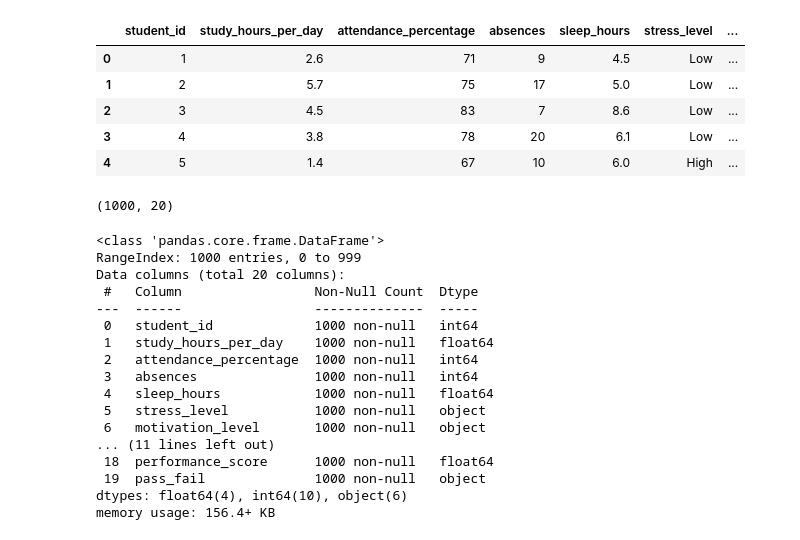
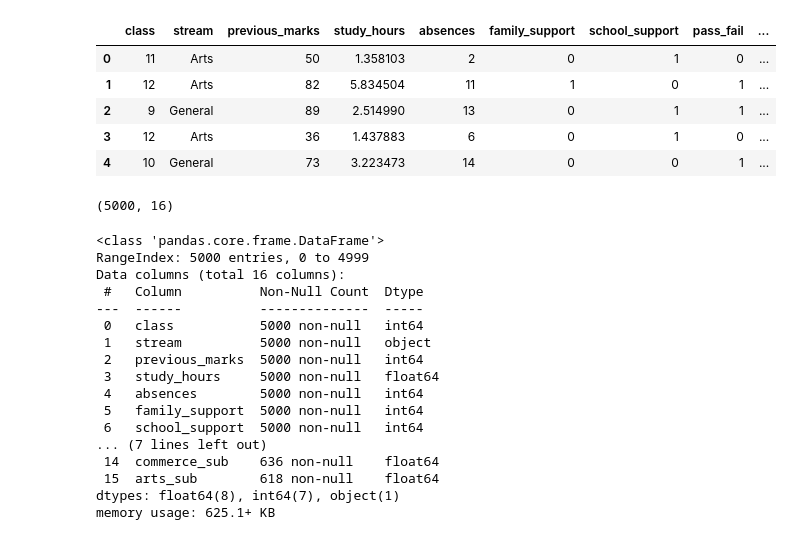
Before and after one commit to kumaraman86195-creator/Academic_Decision_Support_System, a Jupyter notebook: notebooks/01_data_exploration.ipynb, the cells around one changed output. Saved outputs shown, nothing was run; the diff lists cells and outputs as text; code cells hidden in the pictures.

```diff
--- a/notebooks/01_data_exploration.ipynb
+++ b/notebooks/01_data_exploration.ipynb
@@ -7,44 +7,44 @@ import seaborn as sns
 # %%
 # LOAD THE DATASET
 
-df = pd.read_csv(r"C:\Users\kumar\Academic_Decision_Support_System\data\raw\student_performance_balanced.csv")
+df = pd.read_csv(r"C:\Users\kumar\Academic_Decision_Support_System\data\synthetic\student_academic_data.csv")
 
 df.head()
 # %% [output]
-|  | student_id | study_hours_per_day | attendance_percentage | absences | sleep_hours | stress_level | ... |
-| 0 | 1 | 2.6 | 71 | 9 | 4.5 | Low | ... |
-| 1 | 2 | 5.7 | 75 | 17 | 5.0 | Low | ... |
-| 2 | 3 | 4.5 | 83 | 7 | 8.6 | Low | ... |
-| 3 | 4 | 3.8 | 78 | 20 | 6.1 | Low | ... |
-| 4 | 5 | 1.4 | 67 | 10 | 6.0 | High | ... |
+|  | class | stream | previous_marks | study_hours | absences | family_support | school_support | pass_fail | ... |
+| 0 | 11 | Arts | 50 | 1.358103 | 2 | 0 | 1 | 0 | ... |
+| 1 | 12 | Arts | 82 | 5.834504 | 11 | 1 | 0 | 1 | ... |
+| 2 | 9 | General | 89 | 2.514990 | 13 | 0 | 1 | 1 | ... |
+| 3 | 12 | Arts | 36 | 1.437883 | 6 | 0 | 1 | 0 | ... |
+| 4 | 10 | General | 73 | 3.223473 | 14 | 0 | 0 | 1 | ... |
 # %%
 
 # Dataset shape
 df.shape
 # %% [output]
-(1000, 20)
+(5000, 16)
 # %%
 
 # Column info
 df.info()
 # %% [output]
 <class 'pandas.core.frame.DataFrame'>
-RangeIndex: 1000 entries, 0 to 999
-Data columns (total 20 columns):
- #   Column                 Non-Null Count  Dtype
----  ------                 --------------  -----
- 0   student_id             1000 non-null   int64
- 1   study_hours_per_day    1000 non-null   float64
- 2   attendance_percentage  1000 non-null   int64
- 3   absences               1000 non-null   int64
- 4   sleep_hours            1000 non-null   float64
- 5   stress_level           1000 non-null   object
- 6   motivation_level       1000 non-null   object
-... (11 lines left out)
- 18  performance_score      1000 non-null   float64
- 19  pass_fail              1000 non-null   object
-dtypes: float64(4), int64(10), object(6)
-memory usage: 156.4+ KB
+RangeIndex: 5000 entries, 0 to 4999
+Data columns (total 16 columns):
+ #   Column          Non-Null Count  Dtype
+---  ------          --------------  -----
+ 0   class           5000 non-null   int64
+ 1   stream          5000 non-null   object
+ 2   previous_marks  5000 non-null   int64
+ 3   study_hours     5000 non-null   float64
+ 4   absences        5000 non-null   int64
+ 5   family_support  5000 non-null   int64
+ 6   school_support  5000 non-null   int64
+... (7 lines left out)
+ 14  commerce_sub    636 non-null    float64
+ 15  arts_sub        618 non-null    float64
+dtypes: float64(8), int64(7), object(1)
+memory usage: 625.1+ KB
 # %%
 
 # Summary statistics
```
Also changed, not shown: parts of 10 cells of this notebook.
